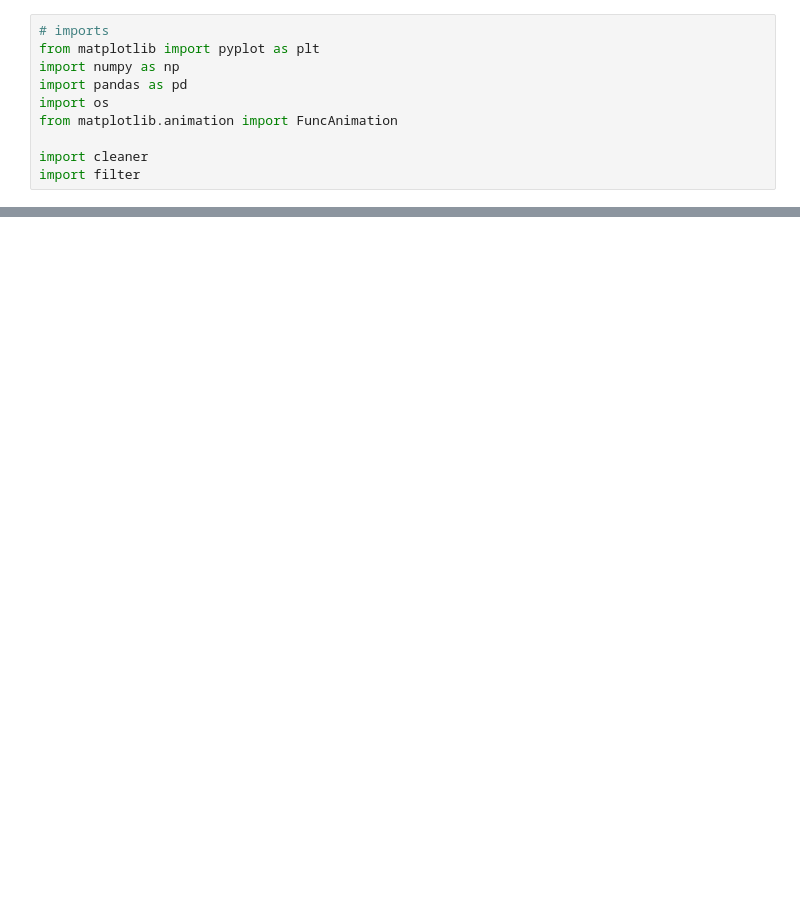
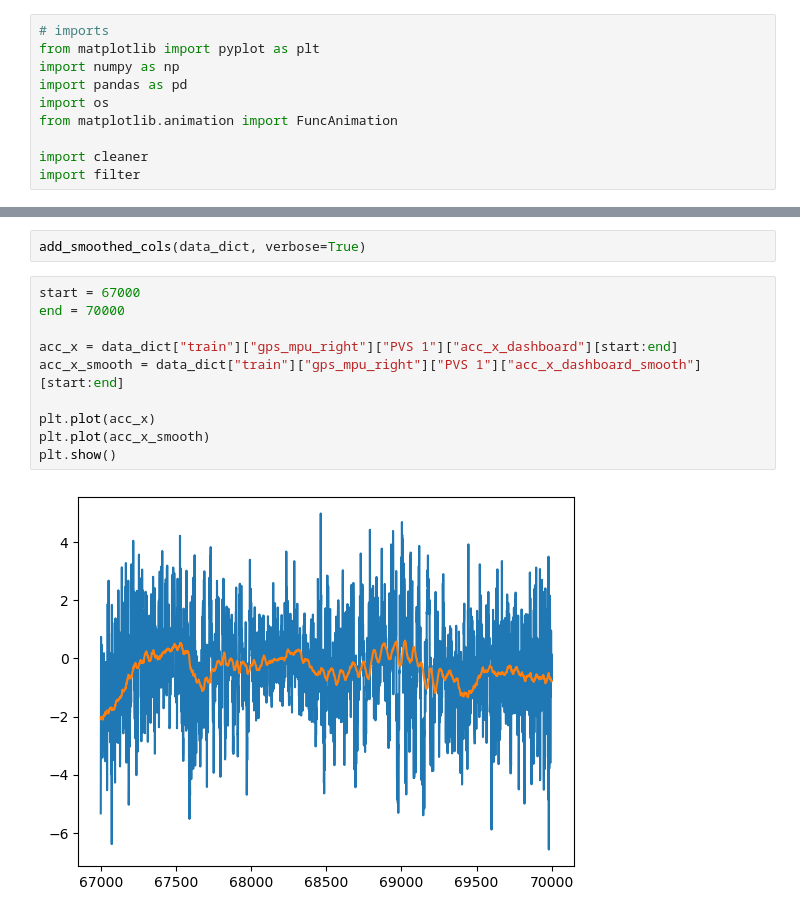
Before and after one commit to binDebug3/CarKalmanFilter, a Jupyter notebook: dallin.ipynb, the cells around one changed output, grey strips where cells are left out. Drawn from its saved outputs; the diff is of its cells as text; blank space fills up the shorter version.

```diff
--- a/dallin.ipynb
+++ b/dallin.ipynb
@@ -107,0 +95,14 @@ NameError: name 'HTML' is not defined
+# %%
+add_smoothed_cols(data_dict, verbose=True)
+# %%
+start = 67000
+end = 70000
+
+acc_x = data_dict["train"]["gps_mpu_right"]["PVS 1"]["acc_x_dashboard"][start:end]
+acc_x_smooth = data_dict["train"]["gps_mpu_right"]["PVS 1"]["acc_x_dashboard_smooth"][start:end]
+
+plt.plot(acc_x)
+plt.plot(acc_x_smooth)
+plt.show()
+# %% [output]
+[figure, added]
```
Also changed, not shown: parts of 6 cells of this notebook, 2 other files.
